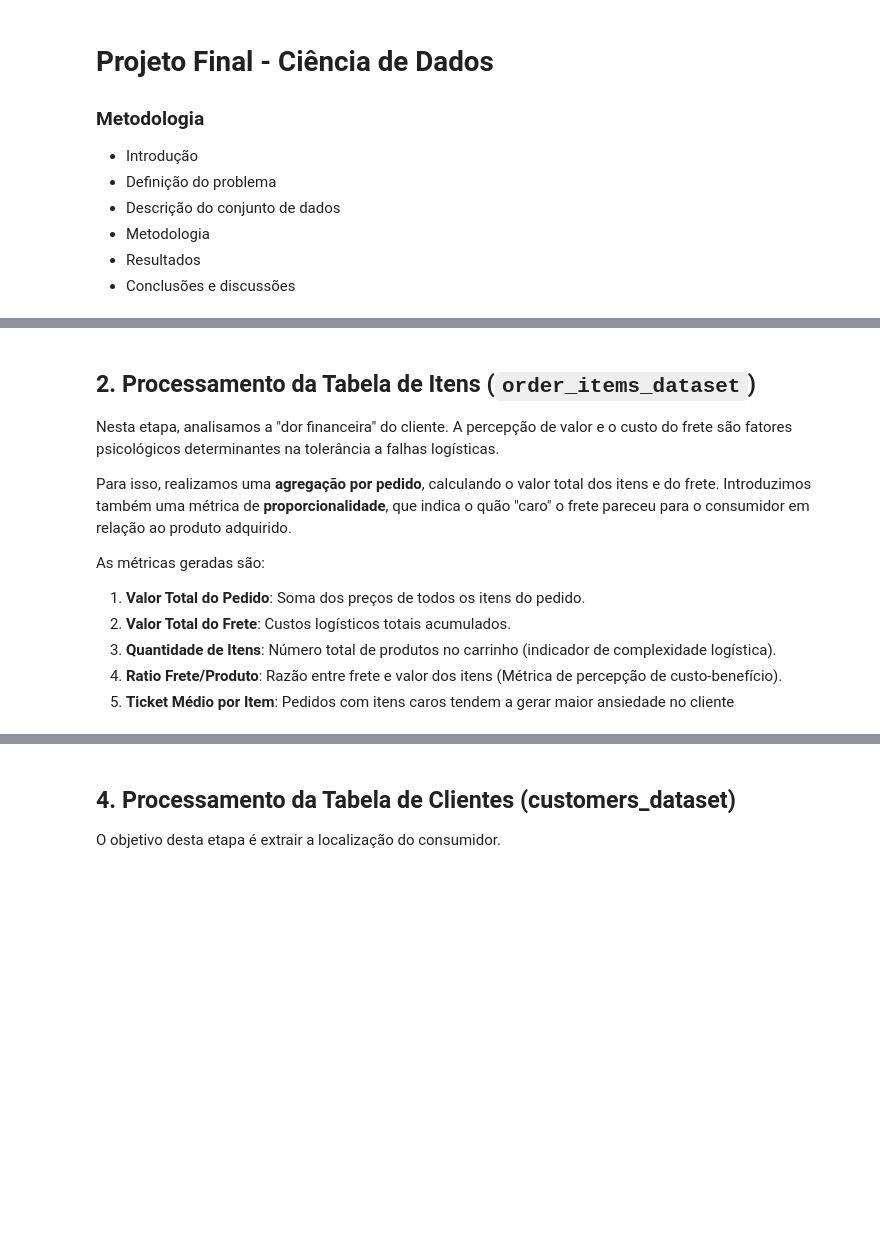
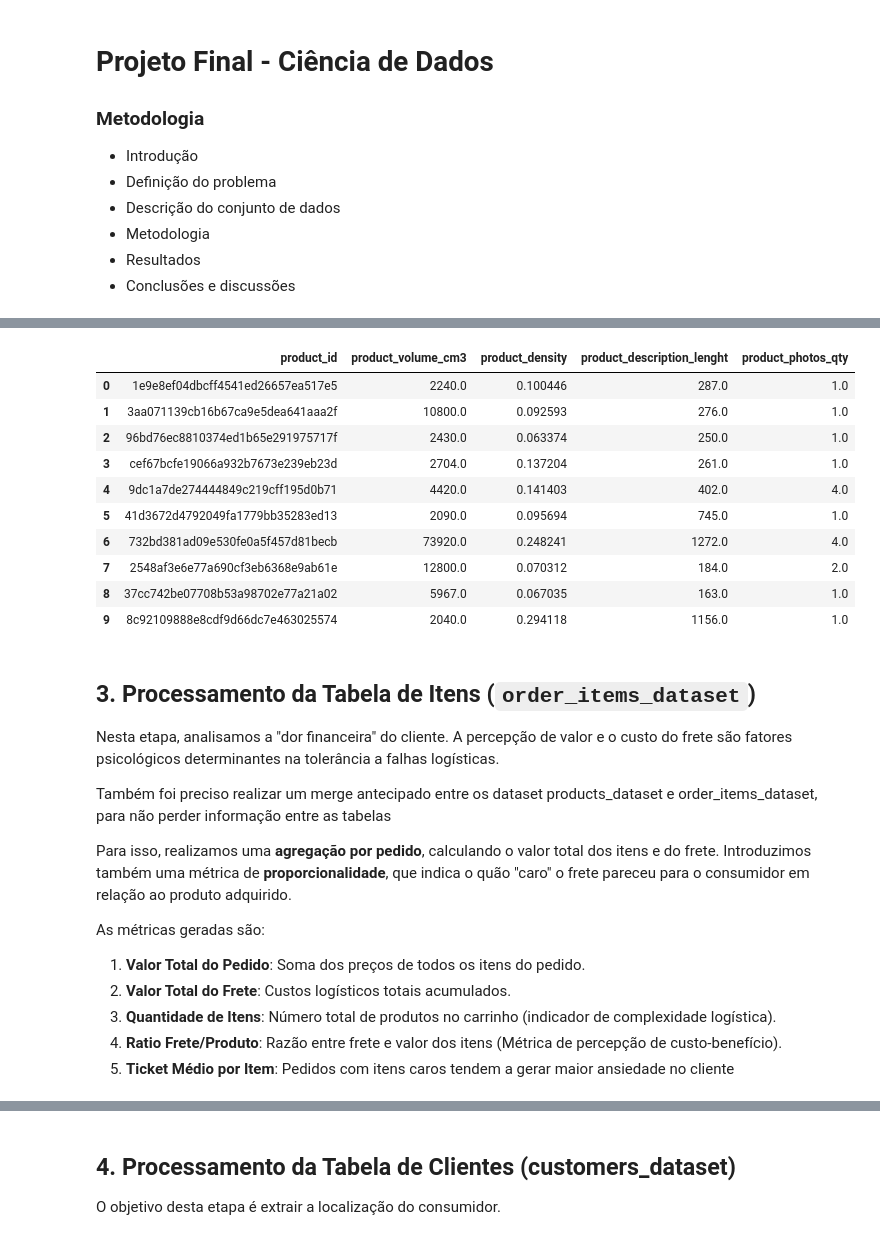
Before and after one commit to mvssilva/ecommerce-review-impact-study, a Jupyter notebook: main.ipynb, the cells around one changed output, grey strips where cells are left out. Drawn from its saved outputs; the diff is of its cells as text; code cells hidden in the pictures; blank space fills up the shorter version.

```diff
--- a/main.ipynb
+++ b/main.ipynb
@@ -35,4 +29,11 @@ df_processed_time = df_raw[df_raw['order_status'] == 'delivered'].copy()
+# %%
+# carregar dataset
+df_orders = pd.read_csv('dataset/raw/orders_dataset.csv')
+
+# remover pedidos que ainda não foram entregues
+df_orders = df_orders[df_orders['order_status'] == 'delivered'].copy()
 # %%
+# conversão de string para datetime
 cols_date = [
     'order_purchase_timestamp',
     'order_approved_at',
@@ -41,5 +42,5 @@ cols_date = [
     'order_estimated_delivery_date'
 ]
 for col in cols_date:
-    df_processed_time[col] = pd.to_datetime(df_processed_time[col])
+    df_orders[col] = pd.to_datetime(df_orders[col])
 # %%
@@ -81,7 +83,52 @@ df_final_time.head()
+# %%
+# carregar dataset
+df_prod = pd.read_csv('dataset/raw/products_dataset.csv')
+# %%
+# calculo volume
+df_prod['product_volume_cm3'] = (
+    df_prod['product_length_cm'] * df_prod['product_height_cm'] * df_prod['product_width_cm']
+)
+
+# Tratando volume 0 para evitar erro na densidade
+df_prod['product_volume_cm3'] = df_prod['product_volume_cm3'].replace(0, np.nan)
+
+# calculo densidade
+df_prod['product_density'] = df_prod['product_weight_g'] / df_prod['product_volume_cm3']
+
+# preenchimento de valores não preenchidos
+cols_fix = ['product_description_lenght', 'product_name_lenght', 'product_photos_qty', 'product_density', 'product_volume_cm3']
+for col in cols_fix:
+    df_prod[col] = df_prod[col].fillna(0)
+# %%
+# configuração final
+df_final_products = df_prod[[
+    'product_id',
+    'product_volume_cm3',
+    'product_density',
+    'product_description_lenght',
+    'product_photos_qty'
+]].copy()
+
+# Visualizar o resultado
+df_final_products.head(10)
+# %% [output]
+|  | product_id | product_volume_cm3 | product_density | product_description_lenght | product_photos_qty |
+| 0 | 1e9e8ef04dbcff4541ed26657ea517e5 | 2240.0 | 0.100446 | 287.0 | 1.0 |
+| 1 | 3aa071139cb16b67ca9e5dea641aaa2f | 10800.0 | 0.092593 | 276.0 | 1.0 |
+| 2 | 96bd76ec8810374ed1b65e291975717f | 2430.0 | 0.063374 | 250.0 | 1.0 |
+| 3 | cef67bcfe19066a932b7673e239eb23d | 2704.0 | 0.137204 | 261.0 | 1.0 |
+| 4 | 9dc1a7de274444849c219cff195d0b71 | 4420.0 | 0.141403 | 402.0 | 4.0 |
+| 5 | 41d3672d4792049fa1779bb35283ed13 | 2090.0 | 0.095694 | 745.0 | 1.0 |
+| 6 | 732bd381ad09e530fe0a5f457d81becb | 73920.0 | 0.248241 | 1272.0 | 4.0 |
+| 7 | 2548af3e6e77a690cf3eb6368e9ab61e | 12800.0 | 0.070312 | 184.0 | 2.0 |
+| 8 | 37cc742be07708b53a98702e77a21a02 | 5967.0 | 0.067035 | 163.0 | 1.0 |
+| 9 | 8c92109888e8cdf9d66dc7e463025574 | 2040.0 | 0.294118 | 1156.0 | 1.0 |
 # %% [markdown]
-## 2. Processamento da Tabela de Itens (`order_items_dataset`)
+## 3. Processamento da Tabela de Itens (`order_items_dataset`)
 
 Nesta etapa, analisamos a "dor financeira" do cliente. A percepção de valor e o custo do frete são fatores psicológicos determinantes na tolerância a falhas logísticas.
+
+Também foi preciso realizar um merge antecipado entre os dataset products_dataset e order_items_dataset, para não perder informação entre as tabelas
 
 Para isso, realizamos uma **agregação por pedido**, calculando o valor total dos itens e do frete. Introduzimos também uma métrica de **proporcionalidade**, que indica o quão "caro" o frete pareceu para o consumidor em relação ao produto adquirido.
 
```
Also changed, not shown: parts of 24 cells of this notebook.
